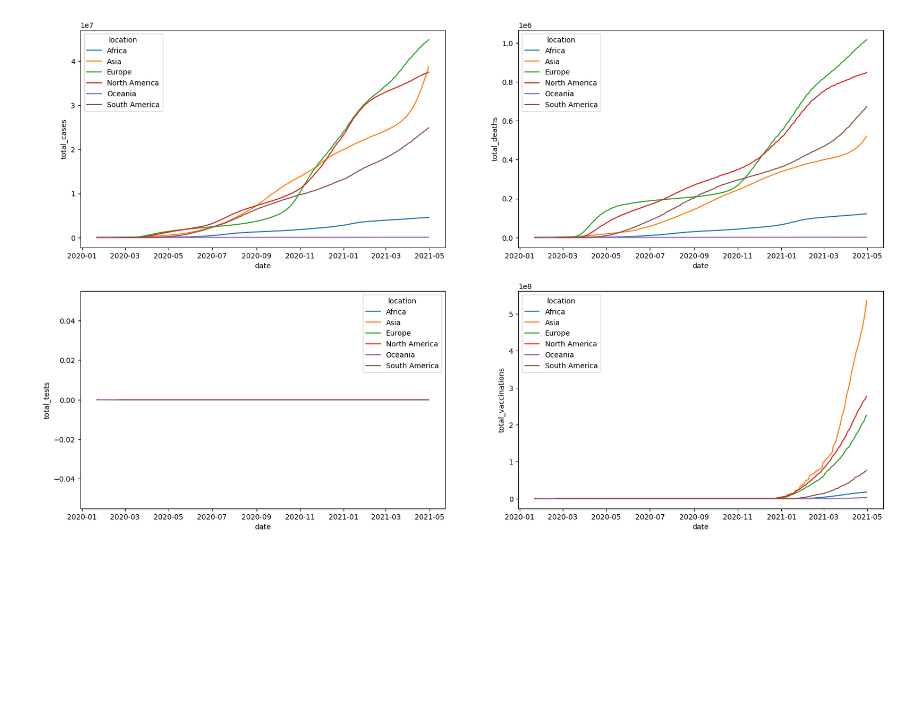
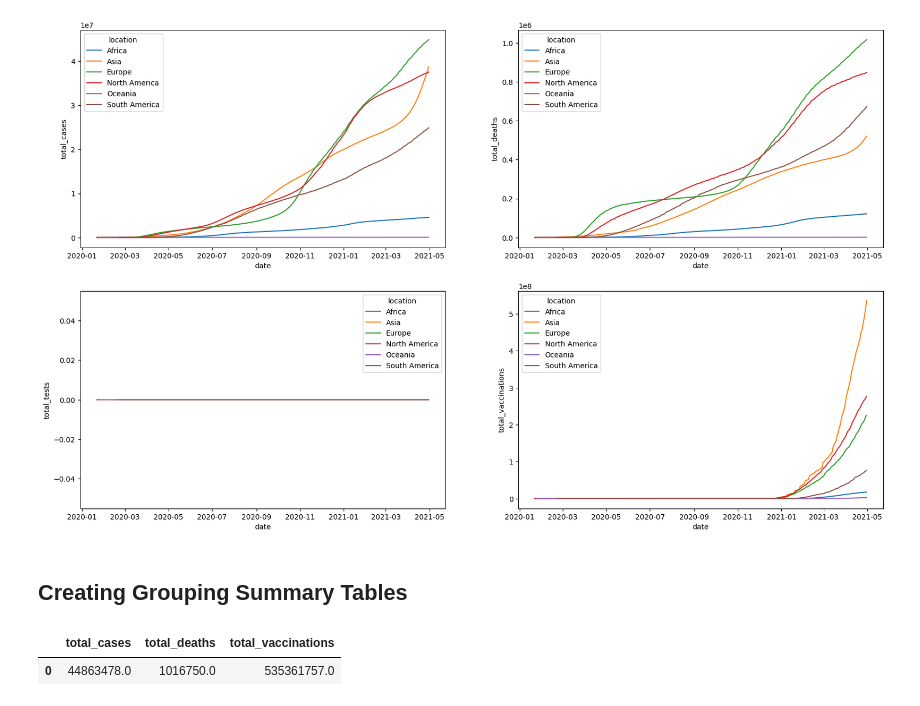
Before and after one commit to icanooooo/Data_Exploration_and_Dashboard_Development, a Jupyter notebook: DataExploration.ipynb, the cells around one changed output. Drawn from its saved outputs; the diff is of its cells as text; code cells hidden in the pictures; blank space fills up the shorter version.

Commit message:
creating new datasets

```diff
--- a/DataExploration.ipynb
+++ b/DataExploration.ipynb
@@ -200,3 +201,15 @@ fig, axes = plt.subplots(2, 2, figsize=(20, 12))
 create_2x2_lineplots(global_df, total_columns, axes, global_df['location'].nunique())
 # %% [output]
 [figure]
+# %% [markdown]
+## Creating Grouping Summary Tables
+# %%
+# 1. World Summary
+
+world_summary = global_df.agg({'total_cases':'max', 'total_deaths':'max', 'total_vaccinations':'max'})
+world_summary = pd.DataFrame(world_summary).T
+
+world_summary
+# %% [output]
+|  | total_cases | total_deaths | total_vaccinations |
+| 0 | 44863478.0 | 1016750.0 | 535361757.0 |
```
Also changed, not shown: parts of 3 cells of this notebook, 5 other files.
